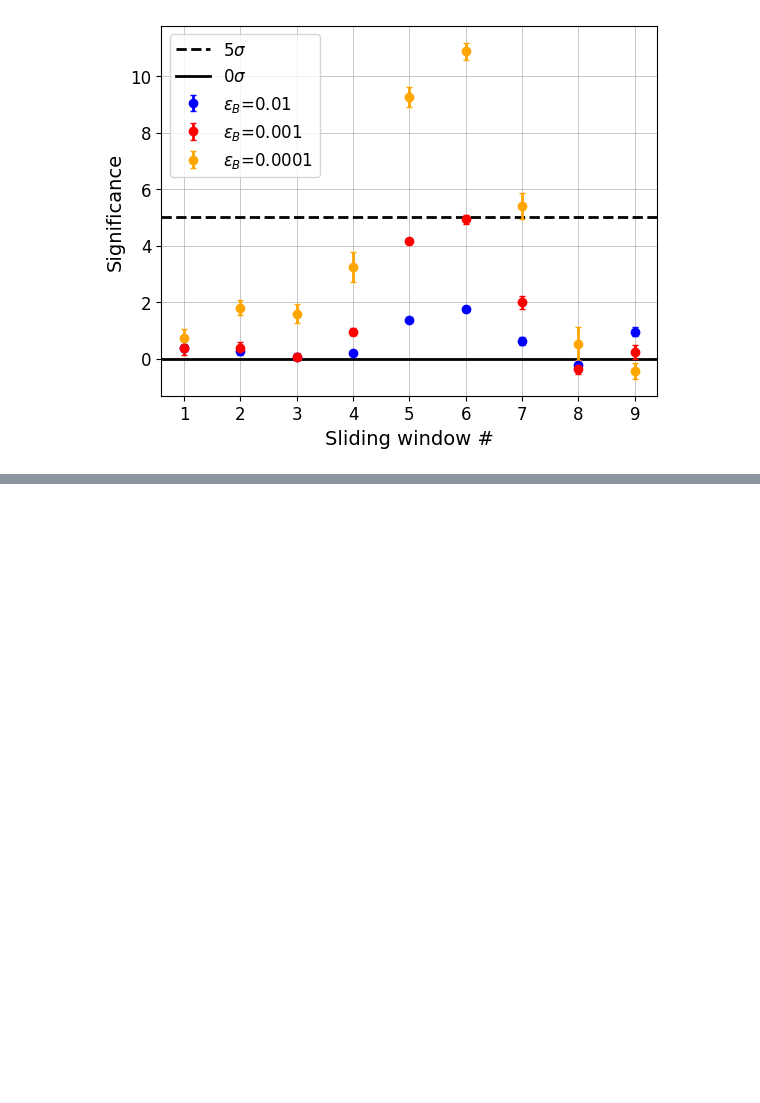
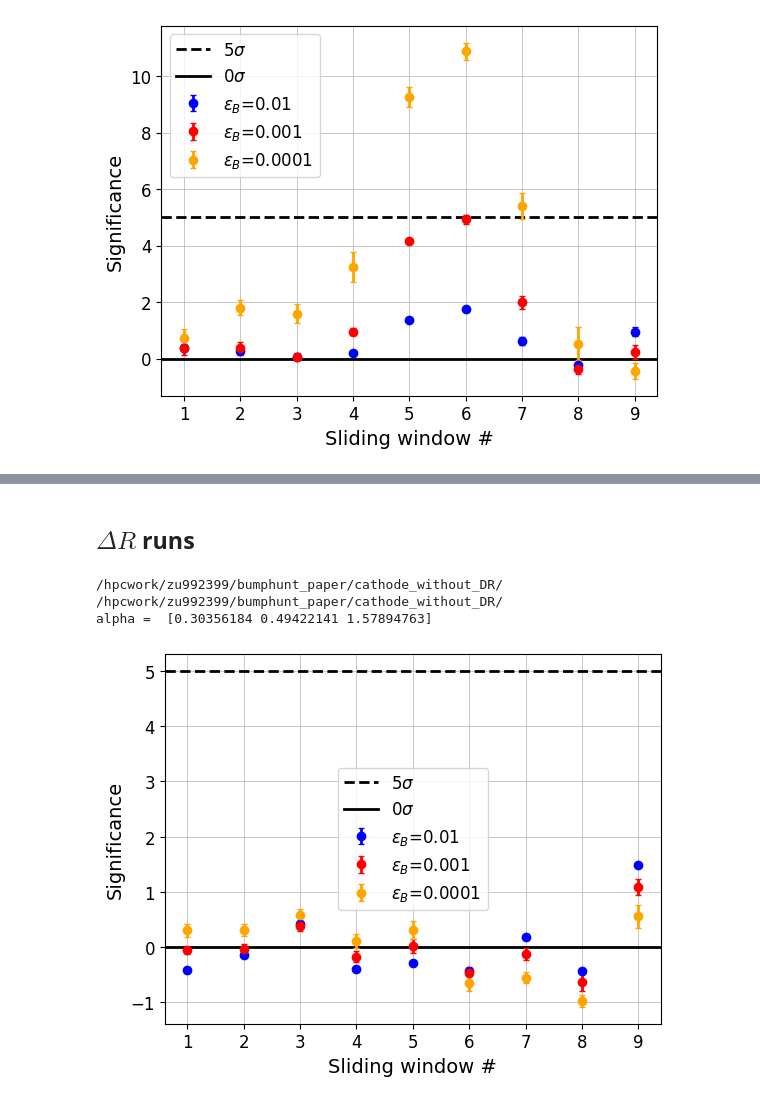
Before and after one commit to mariehein/bumphunt_paper, a Jupyter notebook: bumphunt_plotting.ipynb, the cells around one changed output, grey strips where cells are left out. Saved outputs shown, nothing was run; the diff lists cells and outputs as text; code cells hidden in the pictures; blank space fills up the shorter version.

```diff
--- a/bumphunt_plotting.ipynb
+++ b/bumphunt_plotting.ipynb
@@ -384,3 +403,18 @@ We get slightly higher significance than without doctor. Note that improvements
 Reminder: results without doctor
 
 ![image](plots/cathode_norm.png)
+# %% [markdown]
+## $\Delta R$ runs
+# %%
+folder = general_directory+"cathode_without_DR/"
+results, rel_results, true_results, rel_error = bump_hunt(folder, False)
+cathode_DR_error = np.mean(rel_error,axis=(1,2))
+results, rel_results, true_results, rel_error = bump_hunt(folder, False, err=cathode_DR_error)
+plotting(rel_results, true_results, "cathode_without_DR")
+print("alpha = ", cathode_DR_error)
+#print("alpha without Doctor = ", cathode_error)
+# %% [output]
+/hpcwork/zu992399/bumphunt_paper/cathode_without_DR/
+/hpcwork/zu992399/bumphunt_paper/cathode_without_DR/
+alpha =  [0.30356184 0.49422141 1.57894763]
+[figure, added]
```
Also changed, not shown: parts of 7 cells of this notebook, 11 other files.
